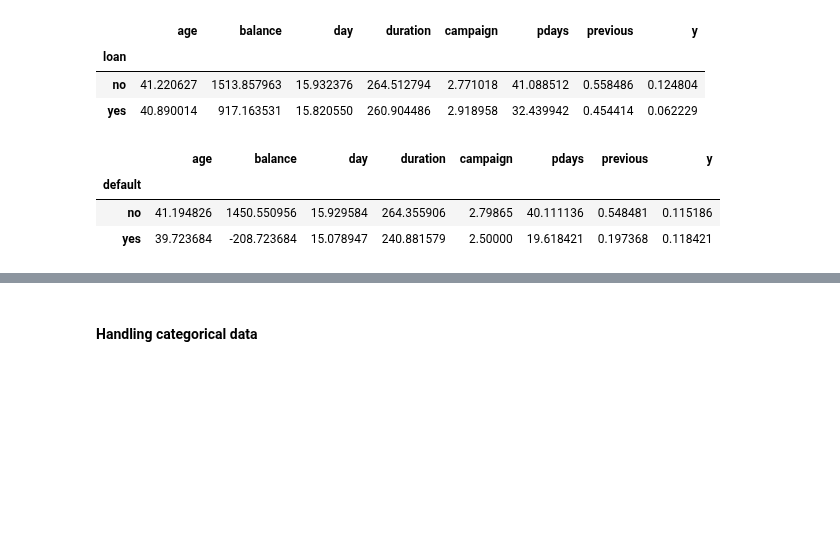
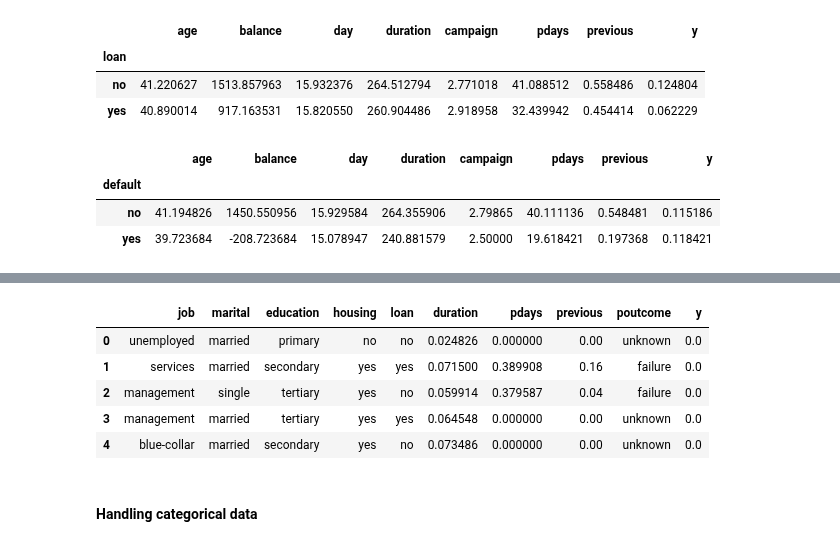
Before and after one commit to vaibhavyesalwad/Machine-Learning-from-scratch, a Jupyter notebook: Classification/Logistic Regression/01_BankLogisticRegression.ipynb, the cells around one changed output, grey strips where cells are left out. Saved outputs shown, nothing was run; the diff lists cells and outputs as text; code cells hidden in the pictures; blank space fills up the shorter version.

```diff
--- a/Classification/Logistic Regression/01_BankLogisticRegression.ipynb
+++ b/Classification/Logistic Regression/01_BankLogisticRegression.ipynb
@@ -144,3 +175,19 @@ bank_data.head()
+# %%
+# scaling numerical columns in range 0-1
+numerical_cols = [col for col in bank_data.columns if bank_data[col].dtype=='int64']
+for col in numerical_cols:
+    minimum = bank_data[col].min()
+    maximum = bank_data[col].max()
+    bank_data[col] = (bank_data[col] - minimum)/(maximum - minimum)
+
+bank_data.head()
+# %% [output]
+|  | job | marital | education | housing | loan | duration | pdays | previous | poutcome | y |
+| 0 | unemployed | married | primary | no | no | 0.024826 | 0.000000 | 0.00 | unknown | 0.0 |
+| 1 | services | married | secondary | yes | yes | 0.071500 | 0.389908 | 0.16 | failure | 0.0 |
+| 2 | management | single | tertiary | yes | no | 0.059914 | 0.379587 | 0.04 | failure | 0.0 |
+| 3 | management | married | tertiary | yes | yes | 0.064548 | 0.000000 | 0.00 | unknown | 0.0 |
+| 4 | blue-collar | married | secondary | yes | no | 0.073486 | 0.000000 | 0.00 | unknown | 0.0 |
 # %% [markdown]
 #### Handling categorical data
 # %%
```
Also changed, not shown: parts of 15 cells of this notebook.
